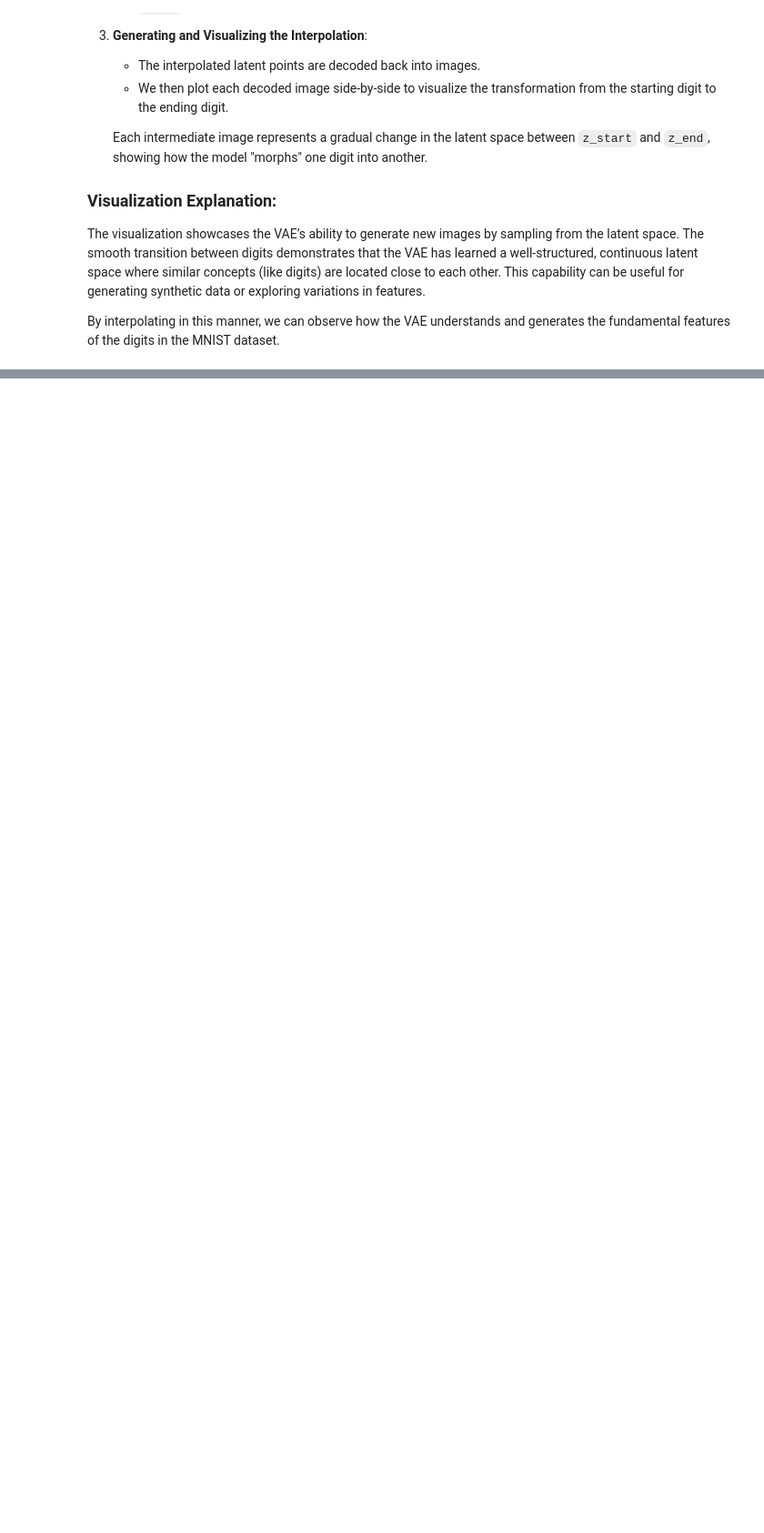
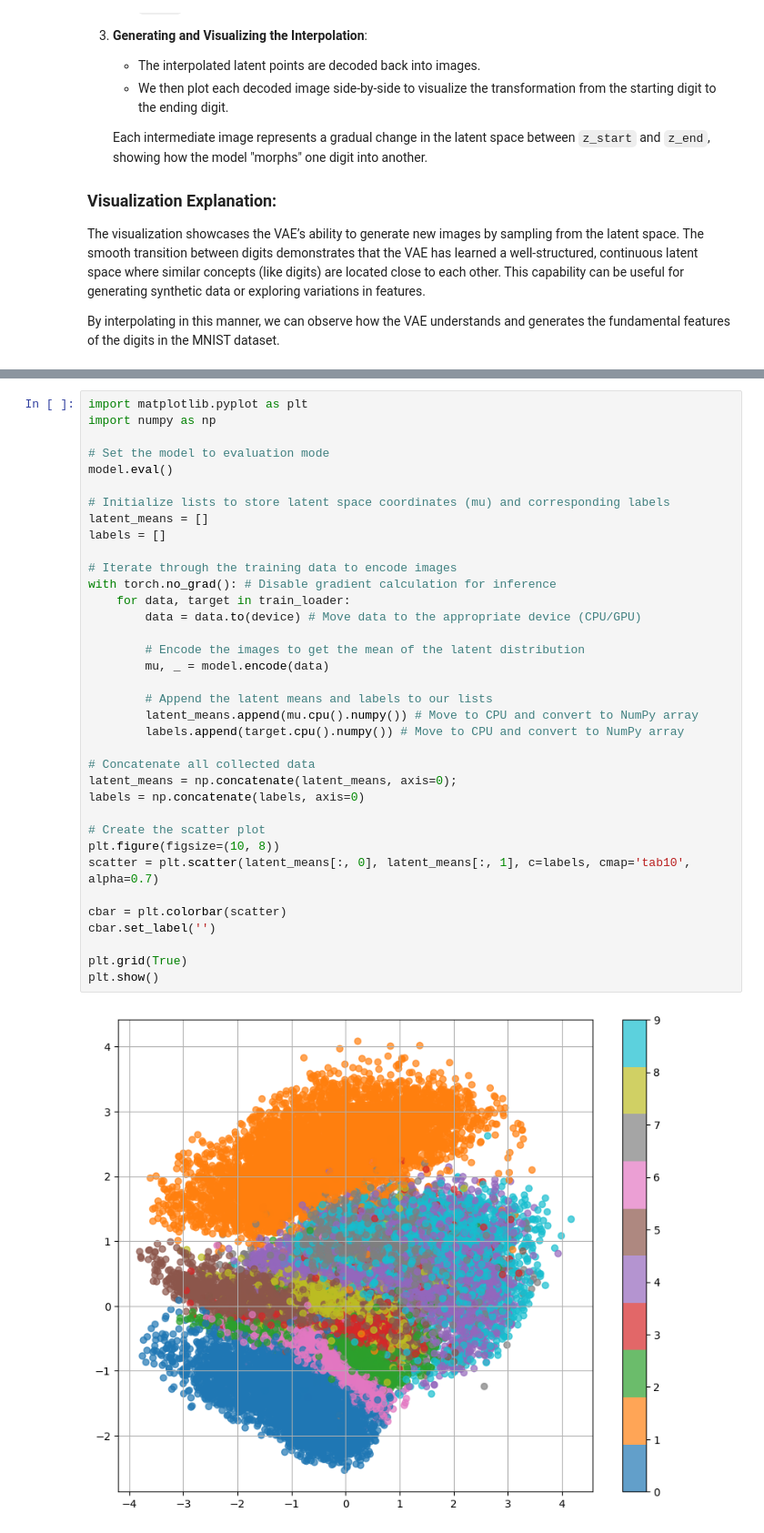
Before and after one commit to BannedMatt/SSL26, a Jupyter notebook: Matthew_Banawa_TP_VAE_MNIST.ipynb, the cells around one changed output, grey strips where cells are left out. Shown at 91% size. Saved outputs shown, nothing was run; the diff lists cells and outputs as text; blank space fills up the shorter version.

```diff
--- a/Matthew_Banawa_TP_VAE_MNIST.ipynb
+++ b/Matthew_Banawa_TP_VAE_MNIST.ipynb
@@ -324,0 +408,38 @@ plt.show()
+# %%
+import matplotlib.pyplot as plt
+import numpy as np
+
+# Set the model to evaluation mode
+model.eval()
+
+# Initialize lists to store latent space coordinates (mu) and corresponding labels
+latent_means = []
+labels = []
+
+# Iterate through the training data to encode images
+with torch.no_grad(): # Disable gradient calculation for inference
+    for data, target in train_loader:
+        data = data.to(device) # Move data to the appropriate device (CPU/GPU)
+
+        # Encode the images to get the mean of the latent distribution
+        mu, _ = model.encode(data)
+
+        # Append the latent means and labels to our lists
+        latent_means.append(mu.cpu().numpy()) # Move to CPU and convert to NumPy array
+        labels.append(target.cpu().numpy()) # Move to CPU and convert to NumPy array
+
+# Concatenate all collected data
+latent_means = np.concatenate(latent_means, axis=0);
+labels = np.concatenate(labels, axis=0)
+
+# Create the scatter plot
+plt.figure(figsize=(10, 8))
+scatter = plt.scatter(latent_means[:, 0], latent_means[:, 1], c=labels, cmap='tab10', alpha=0.7)
+
+cbar = plt.colorbar(scatter)
+cbar.set_label('')
+
+plt.grid(True)
+plt.show()
+# %% [output]
+[figure, added]
```
Also changed, not shown: parts of 9 cells of this notebook.
